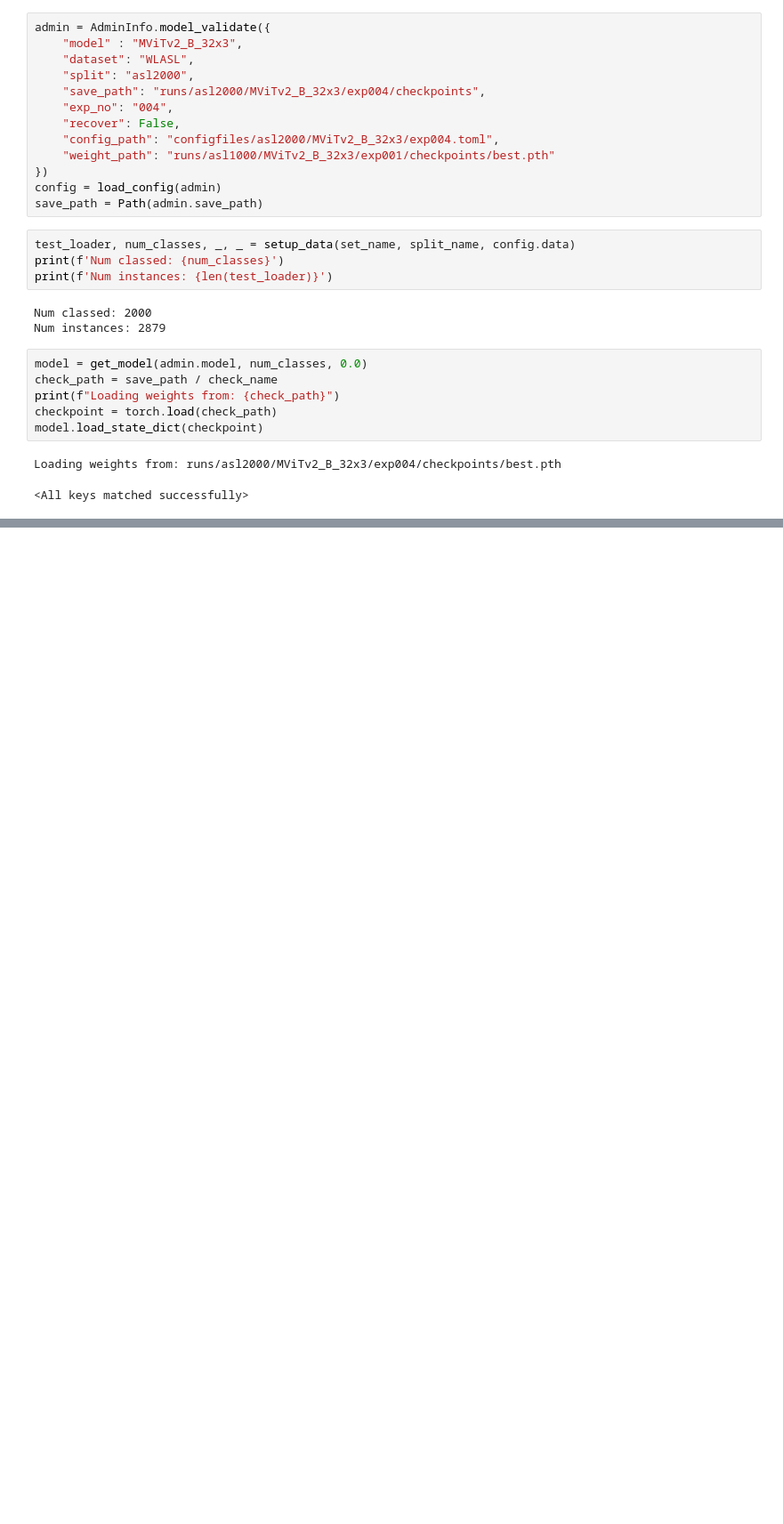
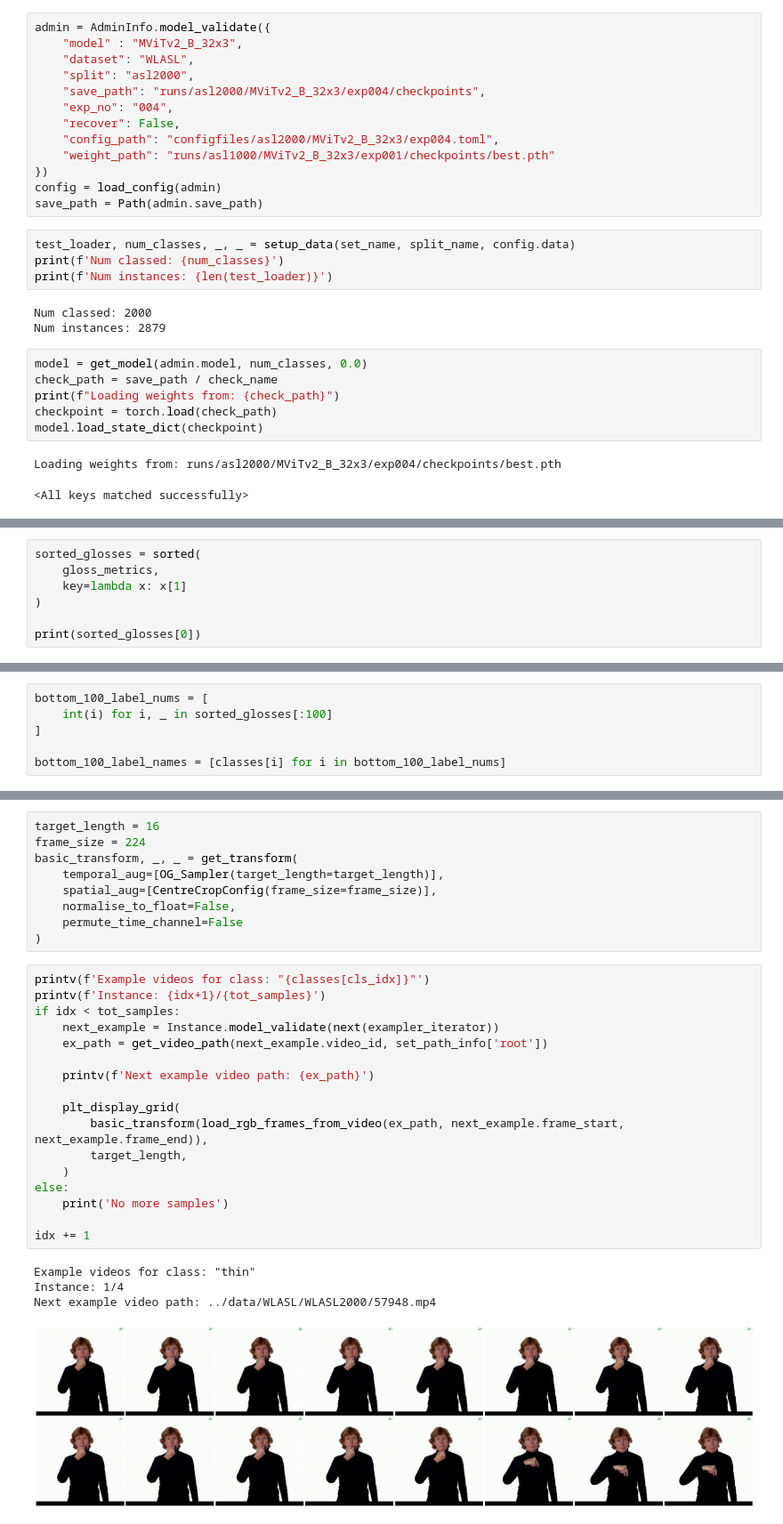
Before and after one commit to 0p3nTheSauce/SLR, a Jupyter notebook: code/100_worst.ipynb, the cells around one changed output, grey strips where cells are left out. Shown at 89% size. Cells and saved outputs as stored; diff of their text form; blank space fills up the shorter version.

Commit message:
made bottom 100 dataset by f1-score

```diff
--- a/code/100_worst.ipynb
+++ b/code/100_worst.ipynb
@@ -86,0 +144,7 @@ topk_res, cls_report, all_targets, all_preds = test_topk_clsrep(
+# %%
+sorted_glosses = sorted(
+    gloss_metrics,
+    key=lambda x: x[1]
+)
+
+print(sorted_glosses[0])
@@ -86,0 +153,6 @@ topk_res, cls_report, all_targets, all_preds = test_topk_clsrep(
+# %%
+bottom_100_label_nums = [
+    int(i) for i, _ in sorted_glosses[:100]
+]
+
+bottom_100_label_names = [classes[i] for i in bottom_100_label_nums]
@@ -86,0 +181,31 @@ topk_res, cls_report, all_targets, all_preds = test_topk_clsrep(
+# %%
+target_length = 16
+frame_size = 224
+basic_transform, _, _ = get_transform(
+    temporal_aug=[OG_Sampler(target_length=target_length)],
+    spatial_aug=[CentreCropConfig(frame_size=frame_size)],
+    normalise_to_float=False,
+    permute_time_channel=False
+)
+# %%
+printv(f'Example videos for class: "{classes[cls_idx]}"')
+printv(f'Instance: {idx+1}/{tot_samples}')
+if idx < tot_samples:
+    next_example = Instance.model_validate(next(exampler_iterator))
+    ex_path = get_video_path(next_example.video_id, set_path_info['root'])
+
+    printv(f'Next example video path: {ex_path}')
+
+    plt_display_grid(
+        basic_transform(load_rgb_frames_from_video(ex_path, next_example.frame_start, next_example.frame_end)),
+        target_length,
+    )
+else:
+    print('No more samples')
+
+idx += 1
+# %% [output]
+Example videos for class: "thin"
+Instance: 1/4
+Next example video path: ../data/WLASL/WLASL2000/57948.mp4
+[figure, added]
```
Also changed, not shown: parts of 11 cells of this notebook.
